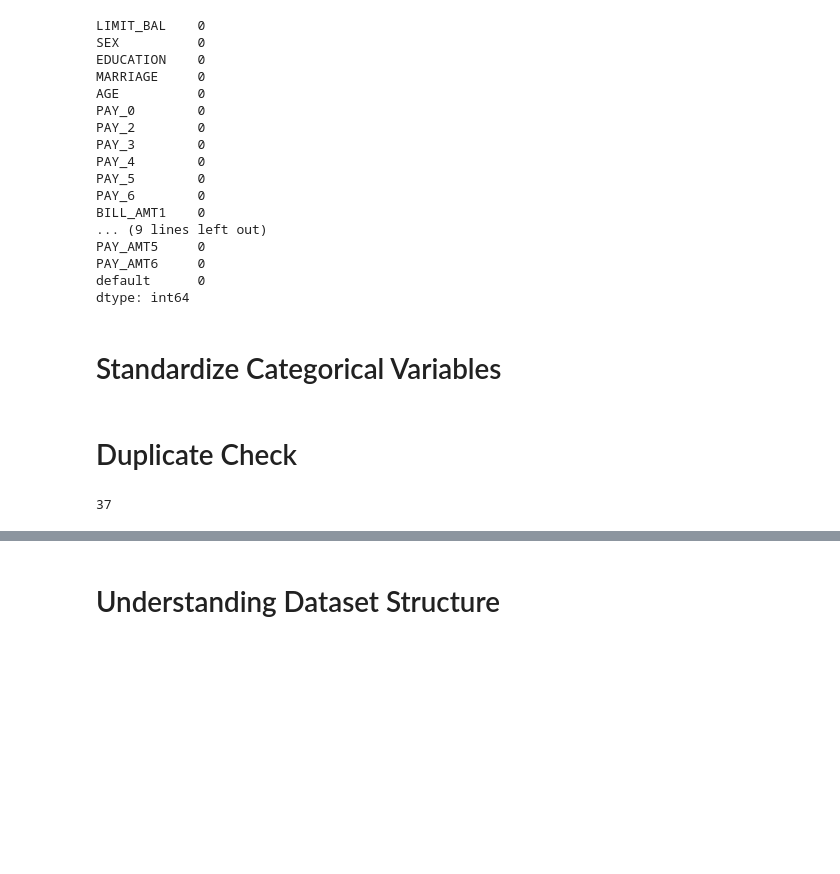
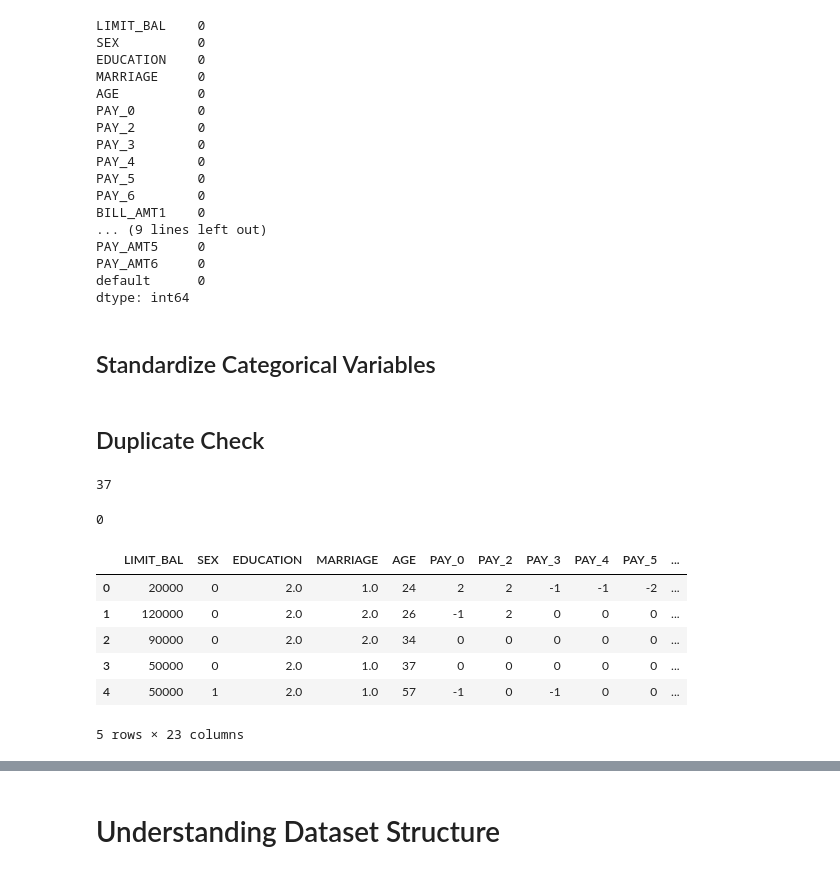
Before and after one commit to PhilipTimothe/Loan-Default-Risk-Analysis, a Jupyter notebook: notebooks/exlporatory_data_analysis.ipynb, the cells around one changed output, grey strips where cells are left out. Cells and saved outputs as stored; diff of their text form; code cells hidden in the pictures; blank space fills up the shorter version.

```diff
--- a/notebooks/exlporatory_data_analysis.ipynb
+++ b/notebooks/exlporatory_data_analysis.ipynb
@@ -78,5 +87,5 @@ dtype: int64
 # %% [markdown]
-# Standardize Categorical Variables
+## Standardize Categorical Variables
 # %%
 df['SEX'] = df['SEX'].map({'M': 1, 'F': 0})  # 1 = Male, 0 = Female
 
@@ -94,5 +100,5 @@ df['default'] = df['default'].map({'Y': 1, 'N': 0})
 # %% [markdown]
-# Duplicate Check
+## Duplicate Check
 # %%
 df.duplicated().sum()
 # %% [output]
@@ -100,3 +106,24 @@ df.duplicated().sum()
 # %%
 # Duplicate removal
 df.drop_duplicates(inplace=True)
+df.duplicated().sum()
+# %% [output]
+0
+# %%
+important_features = [
+    'LIMIT_BAL', 'SEX', 'EDUCATION', 'MARRIAGE', 'AGE',
+    'PAY_0', 'PAY_2', 'PAY_3', 'PAY_4', 'PAY_5', 'PAY_6',
+    'BILL_AMT1', 'BILL_AMT2', 'BILL_AMT3', 'BILL_AMT4', 'BILL_AMT5', 'BILL_AMT6',
+    'PAY_AMT1', 'PAY_AMT2', 'PAY_AMT3', 'PAY_AMT4', 'PAY_AMT5', 'PAY_AMT6',
+]
+
+df = df[important_features]
+df.head()
+# %% [output]
+|  | LIMIT_BAL | SEX | EDUCATION | MARRIAGE | AGE | PAY_0 | PAY_2 | PAY_3 | PAY_4 | PAY_5 | ... |
+| 0 | 20000 | 0 | 2.0 | 1.0 | 24 | 2 | 2 | -1 | -1 | -2 | ... |
+| 1 | 120000 | 0 | 2.0 | 2.0 | 26 | -1 | 2 | 0 | 0 | 0 | ... |
+| 2 | 90000 | 0 | 2.0 | 2.0 | 34 | 0 | 0 | 0 | 0 | 0 | ... |
+| 3 | 50000 | 0 | 2.0 | 1.0 | 37 | 0 | 0 | 0 | 0 | 0 | ... |
+| 4 | 50000 | 1 | 2.0 | 1.0 | 57 | -1 | 0 | -1 | 0 | 0 | ... |
+5 rows × 23 columns
```
Also changed, not shown: parts of 13 cells of this notebook, 1 other file.
